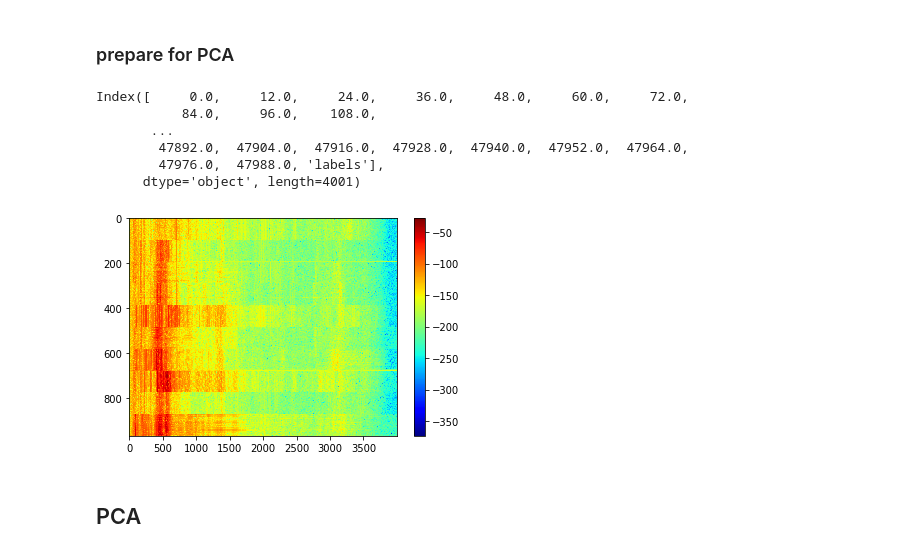
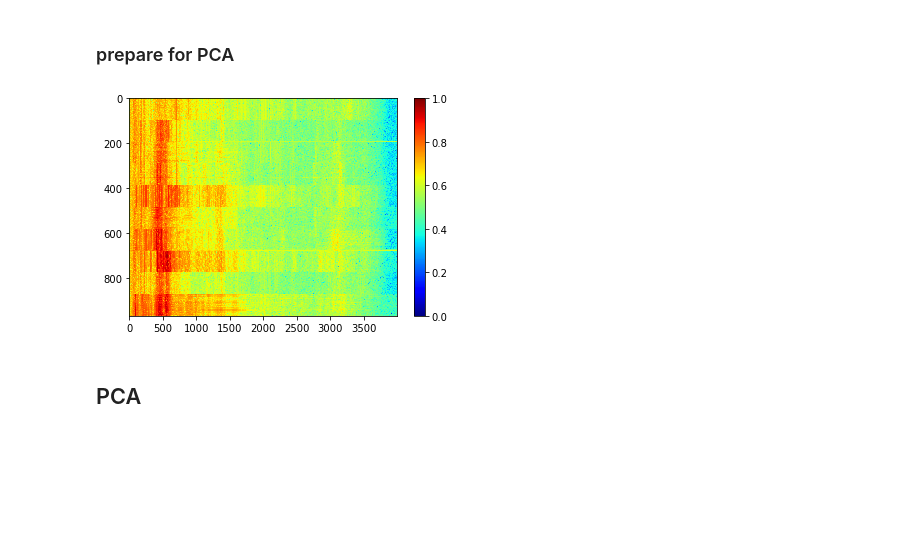
Before and after one commit to mrzhaojyi/Data-Driven-Anomaly-Detection, a Jupyter notebook: notebooks/unsupervised_ML.ipynb, the cells around one changed output. Cells and saved outputs as stored; diff of their text form; code cells hidden in the pictures; blank space fills up the shorter version.

Commit message:
add_data

```diff
--- a/notebooks/unsupervised_ML.ipynb
+++ b/notebooks/unsupervised_ML.ipynb
@@ -91,22 +91,23 @@ for col in df_time.columns:
 # print(df_fft)
 # %% [markdown]
 ### prepare for PCA
-# %%
-df_fft.columns
-# %% [output]
-Index([     0.0,     12.0,     24.0,     36.0,     48.0,     60.0,     72.0,
-           84.0,     96.0,    108.0,
-       ...
-        47892.0,  47904.0,  47916.0,  47928.0,  47940.0,  47952.0,  47964.0,
-        47976.0,  47988.0, 'labels'],
-      dtype='object', length=4001)
 # %%
-# result = preprocessing.MaxAbsScaler().fit_transform(result)
-img = plt.imshow(df_fft.drop('labels',axis = 1).values, cmap='jet', interpolation='nearest', aspect='auto')
+# result = preprocessing.MaxAbsScaler().fit_transform(df_fft.drop('labels',axis = 1).values)
+def normalization(xdata, xmax = 0, xmin = 0):
+
+    if xmax == 0:
+        xmax = xdata.max()
+        xmin = xdata.min()
+
+    data_f = (xdata - xmin)/(xmax - xmin)
+    return data_f
+
+result = normalization(df_fft.drop('labels',axis = 1).values)
+img = plt.imshow(result, cmap='jet', interpolation='nearest', aspect='auto')
 plt.colorbar()
 plt.show()
 # %% [output]
-[figure, old version]
+[figure, new version]
 # %% [markdown]
 ## PCA
 # %%
```
Also changed, not shown: parts of 6 cells of this notebook, 1 other file.
